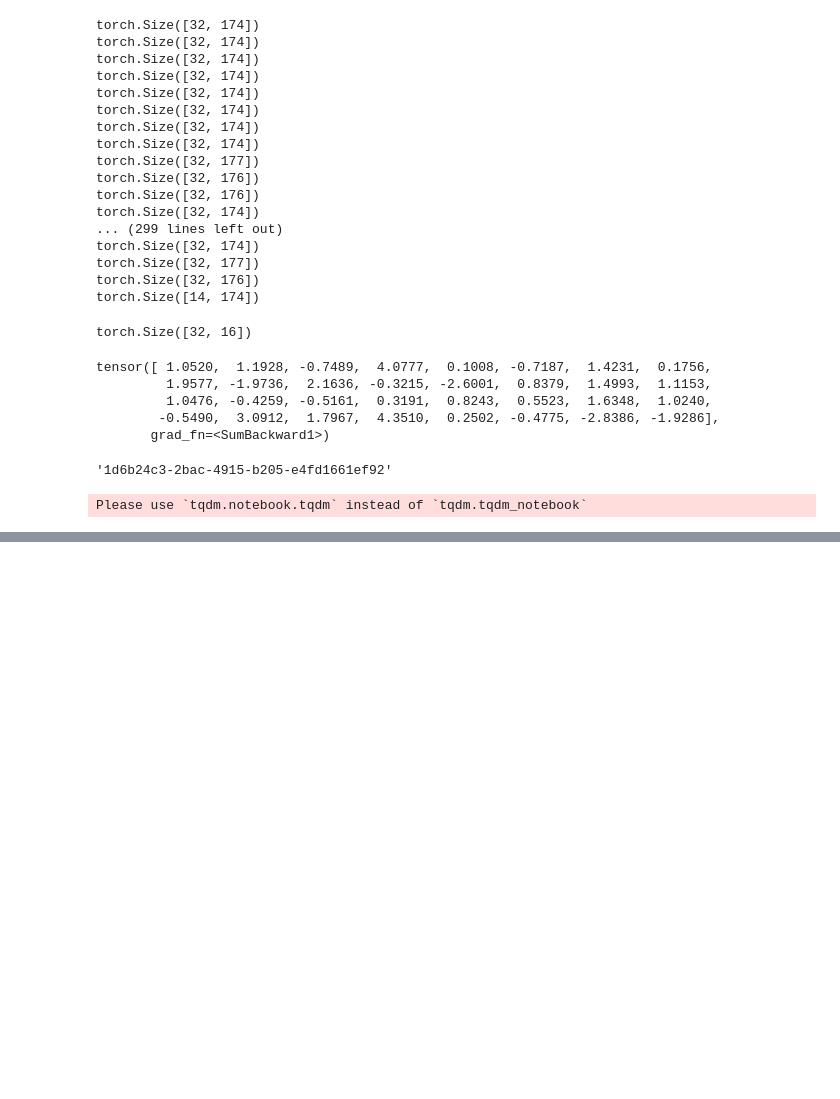
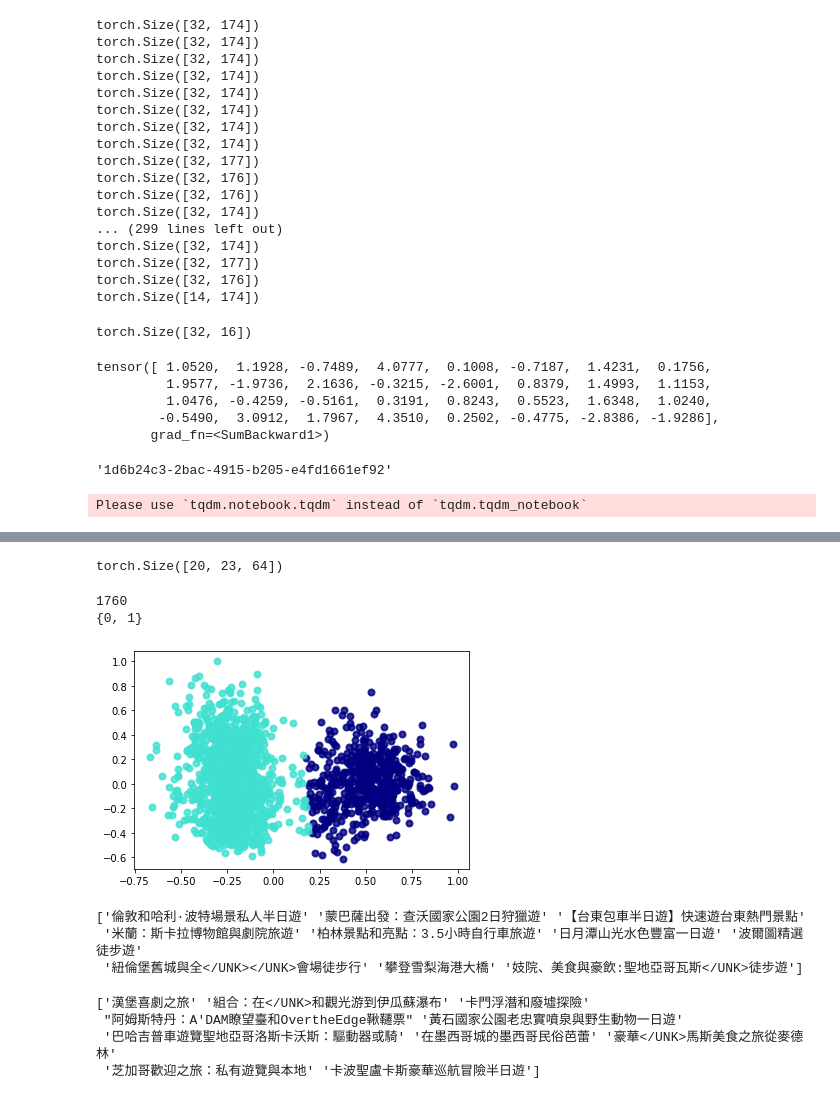
Before and after one commit to theblackcat102/text-subgan, a Jupyter notebook: Control.ipynb, the cells around one changed output, grey strips where cells are left out. Saved outputs shown, nothing was run; the diff lists cells and outputs as text; code cells hidden in the pictures; blank space fills up the shorter version.

```diff
--- a/Control.ipynb
+++ b/Control.ipynb
@@ -774,0 +797,5 @@ Please use `tqdm.notebook.tqdm` instead of `tqdm.tqdm_notebook`
+# %%
+from dataset import TemPest, tempest_collate
+valid_dataset = TemPest(args.cache_path, 'valid')
+eval_dataloader = torch.utils.data.DataLoader(valid_dataset, num_workers=8,
+                        collate_fn=tempest_collate, batch_size=20, shuffle=False, drop_last=True)
@@ -774,0 +916,15 @@ Please use `tqdm.notebook.tqdm` instead of `tqdm.tqdm_notebook`
+# %%
+user2_embeddings = model.user_embedding( users2[:6,] )
+_, output_title = model.decode(
+        tmp_latent,
+        #control_latent[:6].cuda(),
+        desc_latent, user2_embeddings,
+        desc_outputs, tmp_outputs,
+        max_length=target.shape[1])
+for idx, sent in enumerate(output_title):
+    sentence = []
+    for token in sent:
+        if token.item() == Constants.EOS:
+            break
+        sentence.append(valid_dataset.tokenizer.idx2word[token.item()])
+    print("{:<40} | {:>}".format('user: '+ id2user[users2[idx].item()] , ''.join(sentence[:50]).strip(), ))
@@ -774,0 +938,45 @@ Please use `tqdm.notebook.tqdm` instead of `tqdm.tqdm_notebook`
+# %%
+user: 45bc3738-c989-486c-b050-e3ae94fde4d3 | 從中央聖美食街小時全景釀酒廠旅遊
+user: 7da09b68-a63e-4ac6-be55-7b745c78ee4b | 【戶外小旅遊湖清境旅遊及台北導覽
+user: 1f145d25-779d-4f91-9d31-1c5338fc6b5c | 索菲特：小半日絕和海灘之BBQ
+user: ea4e1a5a-70d9-4d49-a77b-9d181ff1ffd3 | 河口湖溫泉酒店：夜間大橋自行車遊旅
+user: caa1cf59-05d0-426b-b9d1-dc836bc6a9bd | 私人半日聖母觀光遊免費教堂
+user: 30ed0e8e-a67e-493a-b52e-951fc50c79a1 | 巴塞羅那：基督城觀光與午餐遊
+# %% [output]
+torch.Size([20, 23, 64])
+# %%
+X, title = [], []
+print(len(temp_latent))
+for idx, latent in enumerate(temp_latent):
+    X.append(latent)
+    title.append(references[idx])
+title = np.array(title)
+X = np.array(X)
+pca = PCA(n_components=2)
+X_r = pca.fit(X).transform(X)
+
+nbrs = SpectralClustering(n_clusters=2).fit(X_r)
+
+y = nbrs.labels_
+print(set(y))
+# %% [output]
+1760
+{0, 1}
+# %%
+plt.figure()
+target_names = [0,1]
+
+colors = ['navy', 'turquoise']
+lw = 2
+
+for color, i, target_name in zip(colors, list(range(len(target_names))), target_names):
+    plt.scatter(X_r[y == i, 0], X_r[y == i, 1], color=color, alpha=.8, lw=lw,
+                label=target_name)
+# %% [output]
+[figure, added]
+# %%
+print(title[y==5][:10])
+# %% [output]
+['倫敦和哈利·波特場景私人半日遊' '蒙巴薩出發：查沃國家公園2日狩獵遊' '【台東包車半日遊】快速遊台東熱門景點'
+ '米蘭：斯卡拉博物館與劇院旅遊' '柏林景點和亮點：3.5小時自行車旅遊' '日月潭山光水色豐富一日遊' '波爾圖精選徒步遊'
+ '紐倫堡舊城與全</UNK></UNK>會場徒步行' '攀登雪梨海港大橋' '妓院、美食與豪飲:聖地亞哥瓦斯</UNK>徒步遊']
@@ -774,0 +987,7 @@ Please use `tqdm.notebook.tqdm` instead of `tqdm.tqdm_notebook`
+# %%
+print(title[y==1][:10])
+# %% [output]
+['漢堡喜劇之旅' '組合：在</UNK>和觀光游到伊瓜蘇瀑布' '卡門浮潛和廢墟探險'
+ "阿姆斯特丹：A'DAM瞭望臺和OvertheEdge鞦韆票" '黃石國家公園老忠實噴泉與野生動物一日遊'
+ '巴哈吉普車遊覽聖地亞哥洛斯卡沃斯：驅動器或騎' '在墨西哥城的墨西哥民俗芭蕾' '豪華</UNK>馬斯美食之旅從麥德林'
+ '芝加哥歡迎之旅：私有遊覽與本地' '卡波聖盧卡斯豪華巡航冒險半日遊']
```
Also changed, not shown: parts of 14 cells of this notebook, 4 other files.
